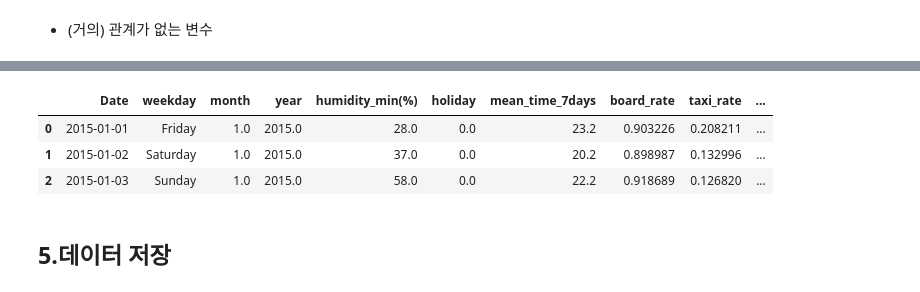
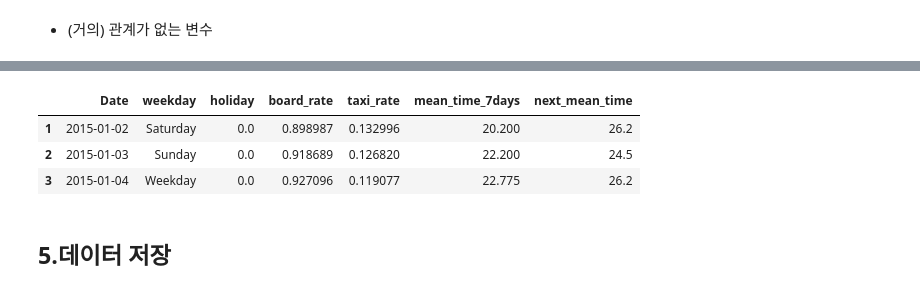
Before and after one commit to hon3538/KT_AIVLE, a Jupyter notebook: Project/미니 프로젝트 2차 - 2/2.탐색적 데이터 분석_에이블러용.ipynb, the cells around one changed output, grey strips where cells are left out. Drawn from its saved outputs; the diff is of its cells as text; code cells hidden in the pictures.

```diff
--- a/Project/미니 프로젝트 2차 - 2/2.탐색적 데이터 분석_에이블러용.ipynb
+++ b/Project/미니 프로젝트 2차 - 2/2.탐색적 데이터 분석_에이블러용.ipynb
@@ -599,15 +551,16 @@ Index(['Date', 'taxi_num', 'call_num', 'success', 'mean_time', 'mean_fee',
 # %%
 # target 변수와 상관성이 낮은 변수들은 제외시킨다.
 # 다중공선성을 위해 상관성이 높은 독립변수 사이를 처리해준다.
 # data_copy = data.copy()
-sel_cols = ['Date', 'weekday', 'month', 'year', 'humidity_min(%)',
-       'holiday', 'mean_time_7days', 'board_rate', 'taxi_rate', 'quarter',
-       'next_mean_time']
-# data = data_copy
+
+sel_cols = ['Date',
+        'weekday', 'holiday',
+        'board_rate', 'taxi_rate', 'mean_time_7days',
+        'next_mean_time']
 data = data.loc[:, sel_cols]
 data.head(3)
 # %% [output]
-|  | Date | weekday | month | year | humidity_min(%) | holiday | mean_time_7days | board_rate | taxi_rate | ... |
-| 0 | 2015-01-01 | Friday | 1.0 | 2015.0 | 28.0 | 0.0 | 23.2 | 0.903226 | 0.208211 | ... |
-| 1 | 2015-01-02 | Saturday | 1.0 | 2015.0 | 37.0 | 0.0 | 20.2 | 0.898987 | 0.132996 | ... |
-| 2 | 2015-01-03 | Sunday | 1.0 | 2015.0 | 58.0 | 0.0 | 22.2 | 0.918689 | 0.126820 | ... |
+|  | Date | weekday | holiday | board_rate | taxi_rate | mean_time_7days | next_mean_time |
+| 1 | 2015-01-02 | Saturday | 0.0 | 0.898987 | 0.132996 | 20.200 | 26.2 |
+| 2 | 2015-01-03 | Sunday | 0.0 | 0.918689 | 0.126820 | 22.200 | 24.5 |
+| 3 | 2015-01-04 | Weekday | 0.0 | 0.927096 | 0.119077 | 22.775 | 26.2 |
```
Also changed, not shown: parts of 32 cells of this notebook, 7 other files.
